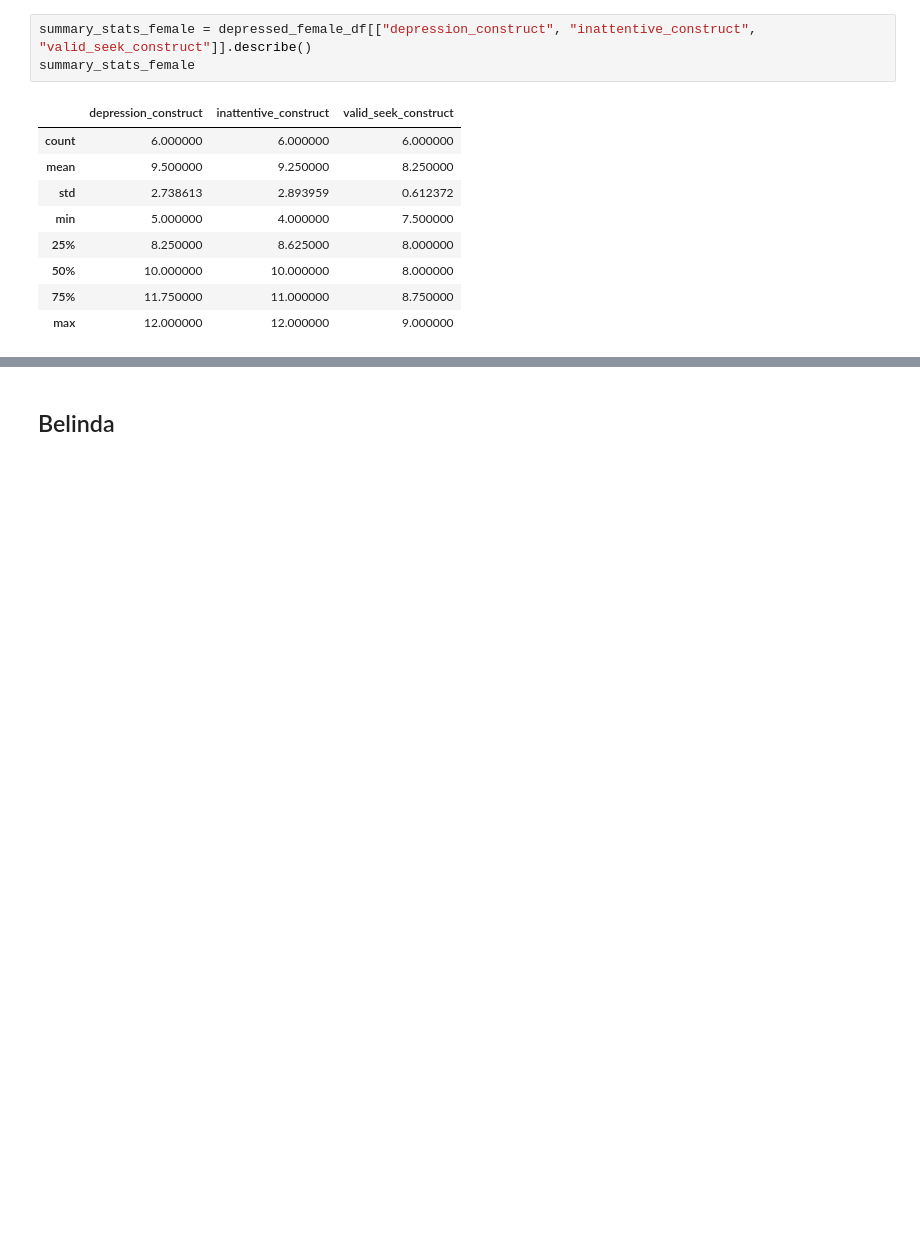
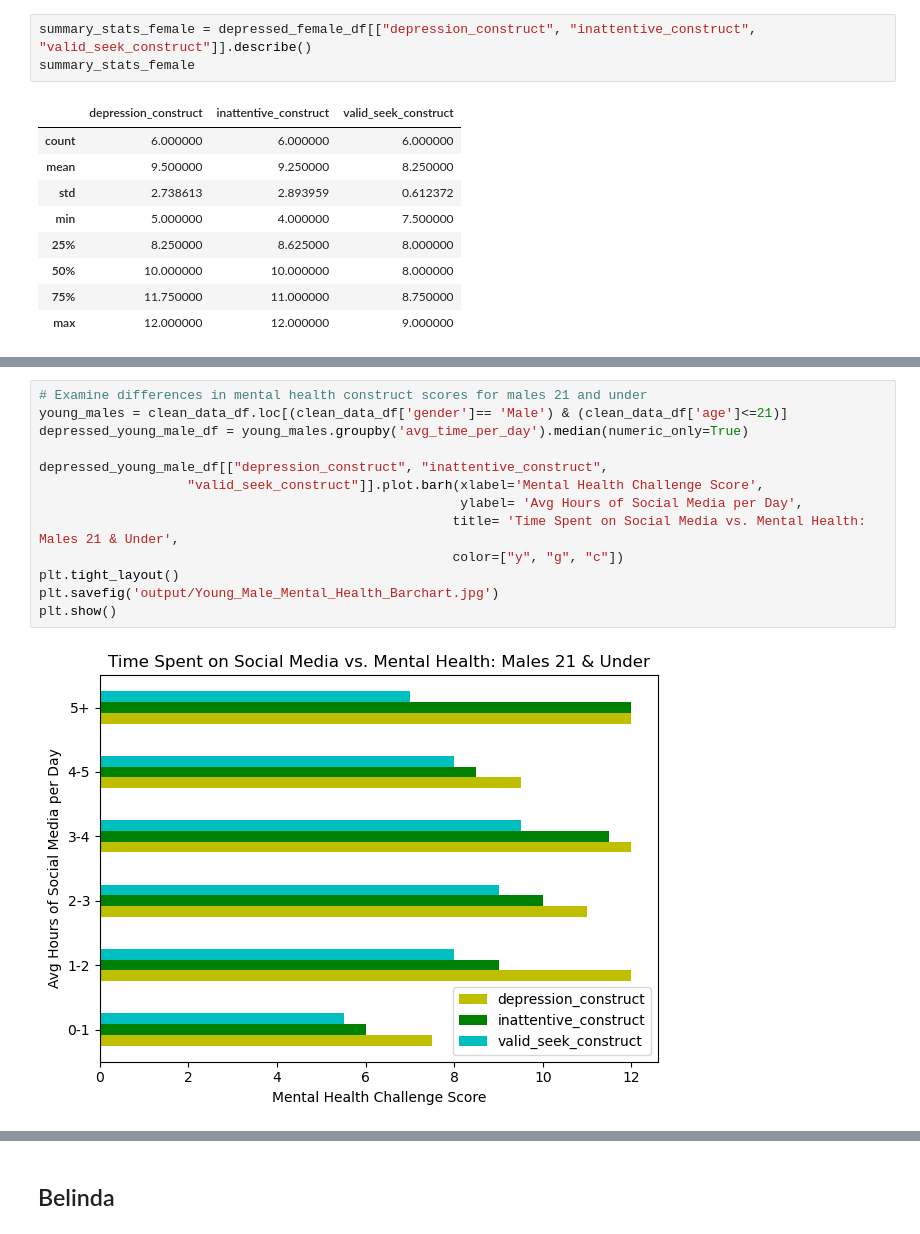
Before and after one commit to virgowolf/social_media_mental_health, a Jupyter notebook: analysis_all.ipynb, the cells around one changed output, grey strips where cells are left out. Drawn from its saved outputs; the diff is of its cells as text; blank space fills up the shorter version.

```diff
--- a/analysis_all.ipynb
+++ b/analysis_all.ipynb
@@ -587,0 +615,15 @@ summary_stats_female
+# %%
+# Examine differences in mental health construct scores for males 21 and under
+young_males = clean_data_df.loc[(clean_data_df['gender']== 'Male') & (clean_data_df['age']<=21)]
+depressed_young_male_df = young_males.groupby('avg_time_per_day').median(numeric_only=True)
+
+depressed_young_male_df[["depression_construct", "inattentive_construct",
+                   "valid_seek_construct"]].plot.barh(xlabel='Mental Health Challenge Score',
+                                                      ylabel= 'Avg Hours of Social Media per Day',
+                                                     title= 'Time Spent on Social Media vs. Mental Health: Males 21 & Under',
+                                                     color=["y", "g", "c"])
+plt.tight_layout()
+plt.savefig('output/Young_Male_Mental_Health_Barchart.jpg')
+plt.show()
+# %% [output]
+[figure, added]
```
Also changed, not shown: parts of 4 cells of this notebook, 3 other files.
